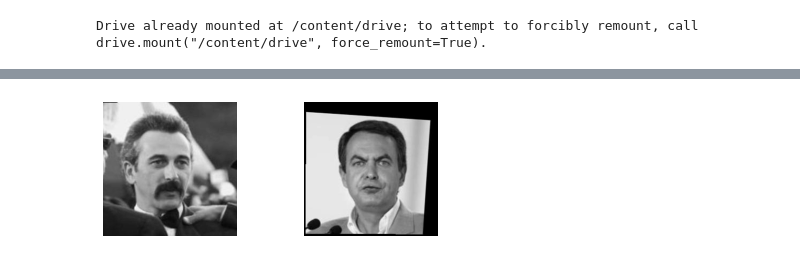
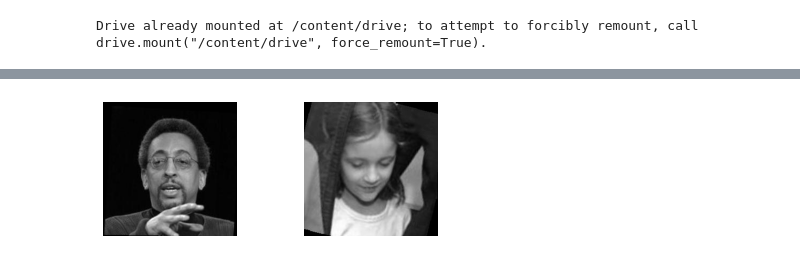
Before and after one commit to cshablin/Neural_Network, a Jupyter notebook: Assignment_2/notebook_assignment_2.ipynb, the cells around one changed output, grey strips where cells are left out. Cells and saved outputs as stored; diff of their text form; code cells hidden in the pictures.

Commit message:
Trained with validation set. Added another call back to save the best model. Retrained of full training data. Fixed the same/different image plots. Added the first version of report.

```diff
--- a/Assignment_2/notebook_assignment_2.ipynb
+++ b/Assignment_2/notebook_assignment_2.ipynb
@@ -320,0 +231,4 @@ ________________________________________________________________________________
+# %%
+model = tf.keras.models.load_model('model.h5')
+model.fit(x_train,y_train,batch_size=8,epochs=3)
+score = model.evaluate(x_test, y_test)
@@ -339,20 +273,21 @@ plt.show()
 # %%
 # same people / incorrect
-sample_1 = np.array([x_test[0][1]])
-sample_2 = np.array([x_test[1][1]])
-y_sample =  np.array([1])
-same_test_images = [sample_1, sample_2]
-result = model.evaluate(same_test_images, y_sample)
+for i in range(100):
+  sample_1 = np.array([x_test[0][i]])
+  sample_2 = np.array([x_test[1][i]])
+  y_test_sample = y_test[i]
+  same_test_images = [sample_1, sample_2]
+  result = model.evaluate(same_test_images,  np.array([y_test_sample]))
+  if abs(y_test_sample - result[1]) > 1e-3 and y_test_sample == 1:
+    print(result[1])
+    break
+
 for i in range(2):
     plt.subplot(1, 2, i+1)
     plt.axis('off')
-    plt.imshow(x_test[i][1].reshape((250, 250)), cmap="gray")
+    plt.imshow(same_test_images[i].reshape((250, 250)), cmap="gray")
     plt.subplots_adjust(wspace=0.5)
 
 # Show the plot
 plt.show()
-
-"""
-the model got wrong here might be because some parts of the face is covered with hand and also some part of the head is not seen or in shadow
-"""
 # %% [output]
@@ -362,14 +297,19 @@ the model got wrong here might be because some parts of the face is covered with
 # %%
 # deferent people /  correct
-sample_1 = np.array([x_test[0][502]])
-sample_2 = np.array([x_test[1][502]])
-y_sample =  np.array([1])
-same_test_images = [sample_1, sample_2]
-result = model.evaluate(same_test_images, y_sample)
+for i in range(100):
+  sample_1 = np.array([x_test[0][i]])
+  sample_2 = np.array([x_test[1][i]])
+  y_test_sample = y_test[i]
+  same_test_images = [sample_1, sample_2]
+  result = model.evaluate(same_test_images,  np.array([y_test_sample]))
+  if abs(y_test_sample - result[1]) < 1e-3 and y_test_sample == 0:
+    print(result[1])
+    break
+
 for i in range(2):
     plt.subplot(1, 2, i+1)
     plt.axis('off')
-    plt.imshow(x_test[i][502].reshape((250, 250)), cmap="gray")
+    plt.imshow(same_test_images[i].reshape((250, 250)), cmap="gray")
     plt.subplots_adjust(wspace=0.5)
 
 # Show the plot
@@ -379,3 +324,3 @@ plt.show()
-[figure, old version]
+[figure, new version]
 # %%
 # deferent people /  incorrect
```
Also changed, not shown: parts of 14 cells of this notebook, 1 other file.
